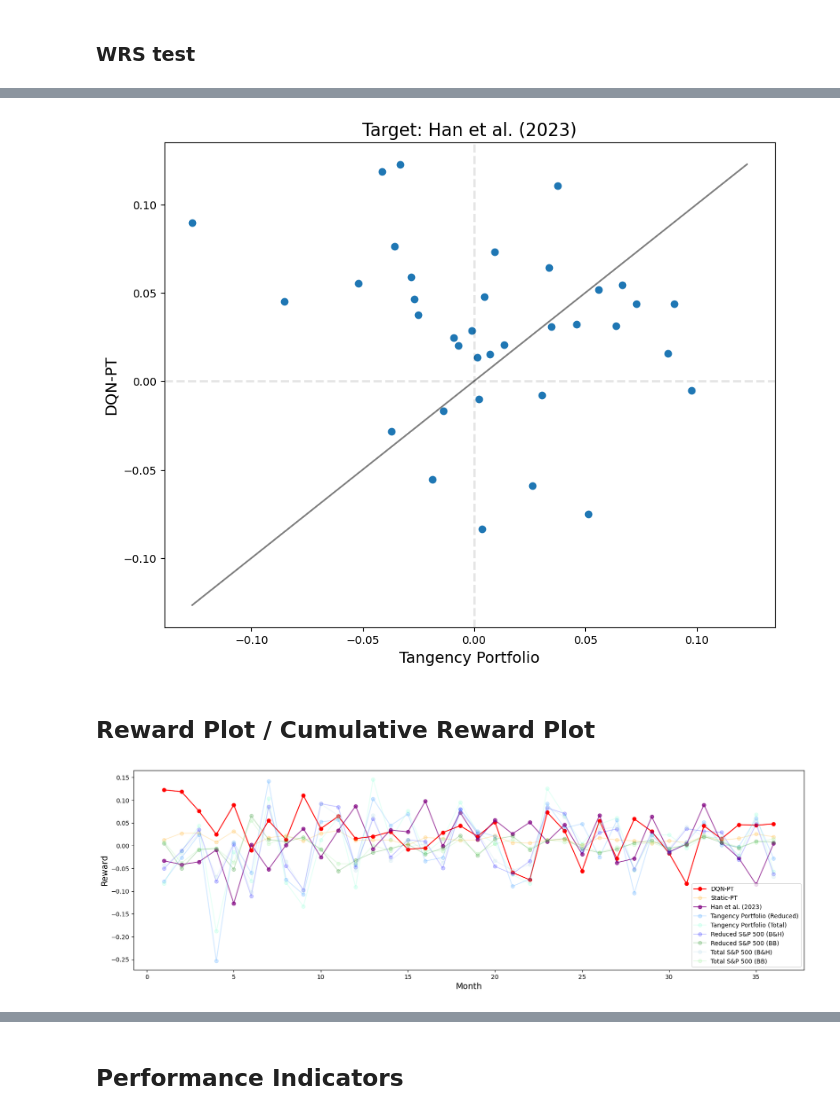
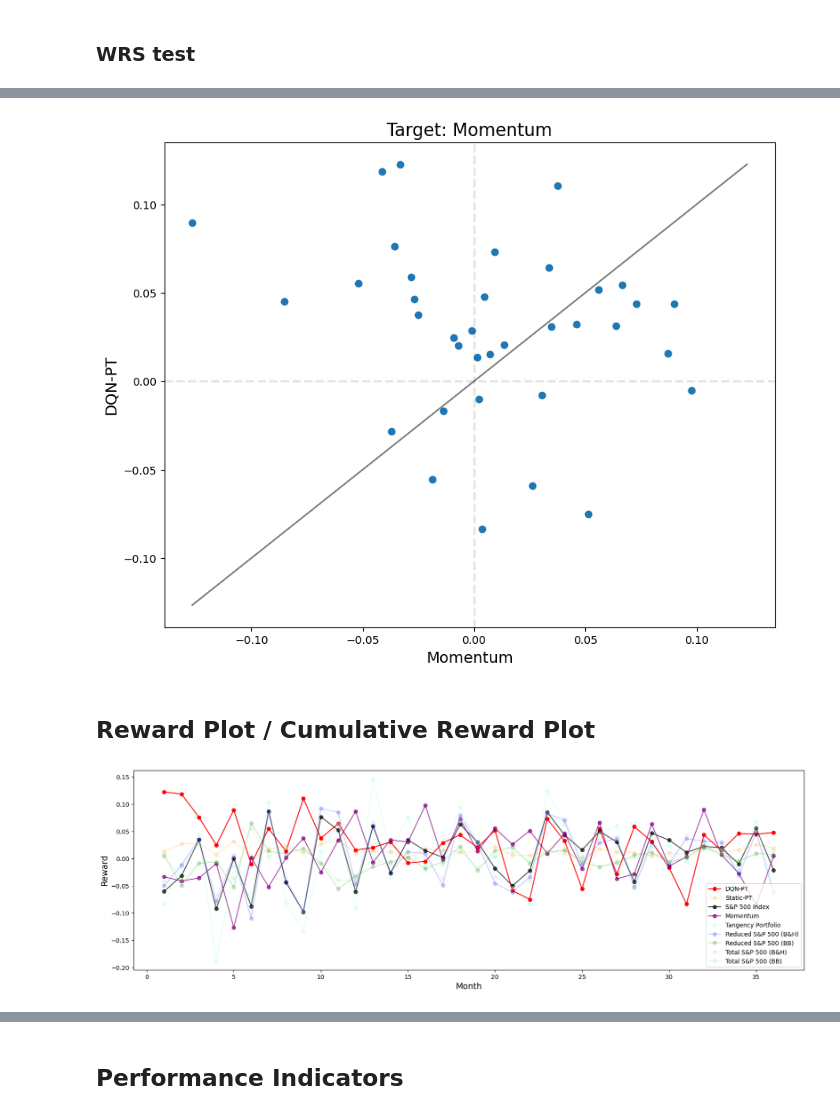
Before and after one commit to DanielHYLai/pairs-trading-with-reinforcement-learning, a Jupyter notebook: pairs-selection/comparison_oos_pairs_reduced.ipynb, the cells around one changed output, grey strips where cells are left out. Drawn from its saved outputs; the diff is of its cells as text; code cells hidden in the pictures.

```diff
--- a/pairs-selection/comparison_oos_pairs_reduced.ipynb
+++ b/pairs-selection/comparison_oos_pairs_reduced.ipynb
@@ -1192,0 +1195,13 @@ plt.show()
+# %%
+SP500_index = pd.read_csv("data_file/SP500-index-data.csv", encoding="UTF-8")
+SP500_index["log_return"] = np.log(SP500_index["Close"] / SP500_index["Close"].shift(1))
+SP500_index = SP500_index.dropna()
+# %%
+SP500_index_result = []
+
+for year in SP500_index["Year"].unique():
+    for month in SP500_index["Month"].unique():
+        mask_table = SP500_index[
+            (SP500_index["Year"] == year) & (SP500_index["Month"] == month)
+        ]
+        SP500_index_result.append(mask_table["log_return"].sum())
@@ -1353,13 +1438,13 @@ plt.plot(
 )
 plt.axhline(y=0, color="black", linestyle="--", linewidth=2, alpha=0.1)
 plt.axvline(x=0, color="black", linestyle="--", linewidth=2, alpha=0.1)
-plt.xlabel("Tangency Portfolio", fontsize=14)
+plt.xlabel("Momentum", fontsize=14)
 plt.ylabel("DQN-PT", fontsize=14)
-plt.title("Target: Han et al. (2023)", fontsize=16)
+plt.title("Target: Momentum", fontsize=16)
 plt.savefig(f"{path}/paper_vs_DQNPT_WRS.png", dpi=300, bbox_inches="tight")
 plt.show()
 # %% [output]
-[figure, old version]
+[figure, new version]
 # %% [markdown]
 ## Reward Plot / Cumulative Reward Plot
 # %%
@@ -1371,6 +1456,7 @@ single_mean_total_BB = single_result_total_BB_table.mean(axis=0)
 portfolio_result_reduced_BandH = np.array(portfolio_result_reduced_BandH)
 portfolio_result_total_BandH = np.array(portfolio_result_total_BandH)
 paper_reward_result = np.array(paper_reward_result)
+SP500_index_result = np.array(SP500_index_result)
 
 dqn_pt_cum_reward = []
 
@@ -1389,24 +1475,32 @@ plt.plot(
 )
 plt.plot(
     range(1, 37),
-    paper_reward_result,
-    label="Han et al. (2023)",
-    color="purple",
+    SP500_index_result,
+    label="S&P 500 Index",
+    color="black",
     marker="o",
     alpha=0.7,
 )
 plt.plot(
     range(1, 37),
-    portfolio_result_reduced_BandH,
-    label="Tangency Portfolio (Reduced)",
-    color="dodgerblue",
-    alpha=0.2,
+    paper_reward_result,
+    label="Momentum",
+    color="purple",
     marker="o",
+    alpha=0.7,
 )
+# plt.plot(
+#     range(1, 37),
+#     portfolio_result_reduced_BandH,
+#     label="Tangency Portfolio (Reduced)",
+#     color="dodgerblue",
+#     alpha=0.2,
+#     marker="o",
+# )
 plt.plot(
     range(1, 37),
     portfolio_result_total_BandH,
-    label="Tangency Portfolio (Total)",
+    label="Tangency Portfolio",
     color="aquamarine",
     alpha=0.2,
     marker="o",
@@ -1422,34 +1516,34 @@ plt.plot(
 plt.plot(
     range(1, 37),
     single_mean_reduced_BB,
     label="Reduced S&P 500 (BB)",
     color="green",
     alpha=0.2,
     marker="o",
 )
 plt.plot(
     range(1, 37),
     single_mean_total_BandH,
     label="Total S&P 500 (B&H)",
     color="lightblue",
     alpha=0.2,
     marker="o",
 )
 plt.plot(
     range(1, 37),
     single_mean_total_BB,
     label="Total S&P 500 (BB)",
     color="lightgreen",
     alpha=0.2,
     marker="o",
 )
 plt.xlabel("Month", fontsize=14)
 plt.ylabel("Reward", fontsize=14)
 plt.legend(fontsize=10)
 plt.savefig(f"{path}/reward_comparison.png", dpi=300, bbox_inches="tight")
 plt.show()
 # %% [output]
-[figure, old version]
+[figure, new version]
 # %%
 plt.figure(figsize=(20, 6))
 plt.plot(range(1, 37), dqn_pt_cum_reward, label="DQN-PT", color="red", marker="o")
```
Also changed, not shown: parts of 23 cells of this notebook, 2 other files.
